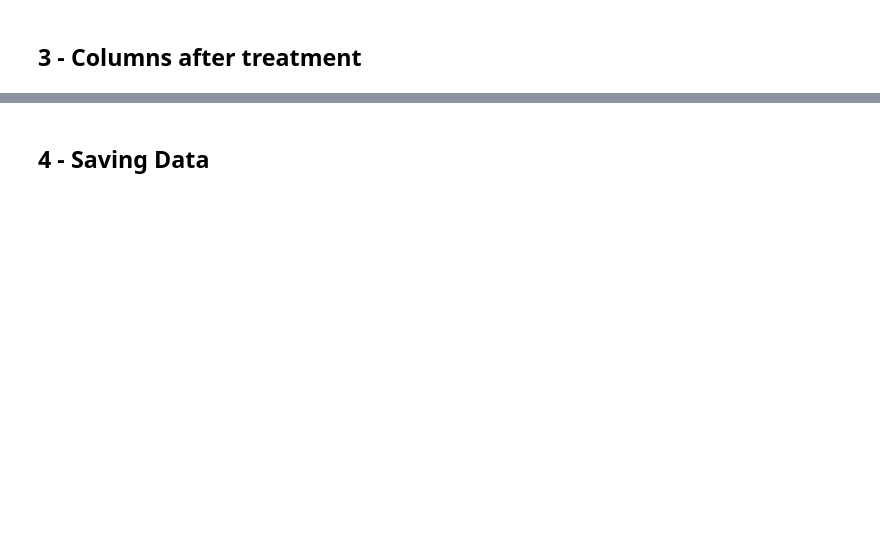
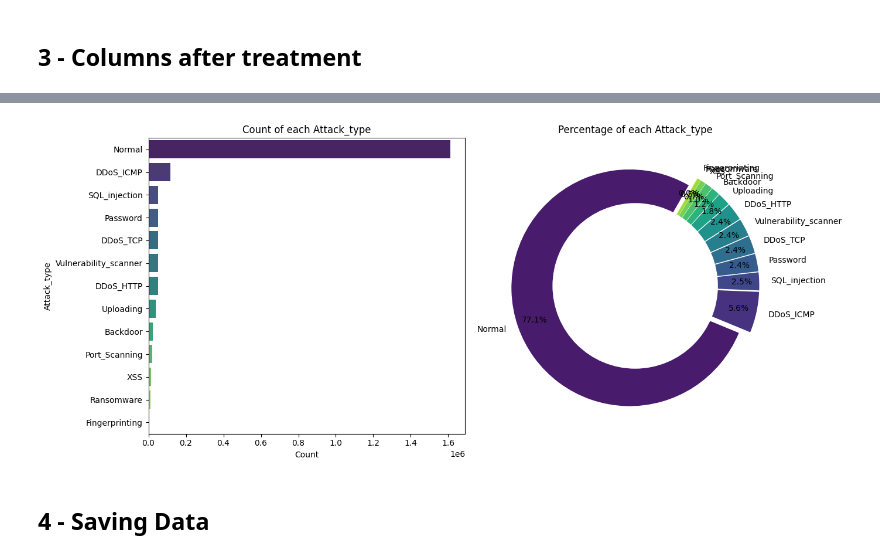
Before and after one commit to Angel-Arrospide/ML-NIDS-IIoT, a Jupyter notebook: notebooks/EdgeIIoT/02_Cleaning.ipynb, the cells around one changed output, grey strips where cells are left out. Cells and saved outputs as stored; diff of their text form; code cells hidden in the pictures; blank space fills up the shorter version.

```diff
--- a/notebooks/EdgeIIoT/02_Cleaning.ipynb
+++ b/notebooks/EdgeIIoT/02_Cleaning.ipynb
@@ -990,3 +1313,0 @@ print_unique_values(df, ['dns.retransmit_request_in'])
-# %%
-df.drop(columns=['dns.retransmit_request_in'], inplace=True)
-print("\nDropped 'dns.retransmit_request_in' column:", not 'dns.retransmit_request_in' in df.columns)
@@ -1322,3 +1765,8 @@ Column count: 40        (Innitial count was 63)
+# %%
+label_col = "Attack_type"
+plot_label_distribution(df, label_col)
+# %% [output]
+[figure, added]
 # %% [markdown]
 ## 4 - Saving Data
 # %%
```
Also changed, not shown: parts of 115 cells of this notebook.
